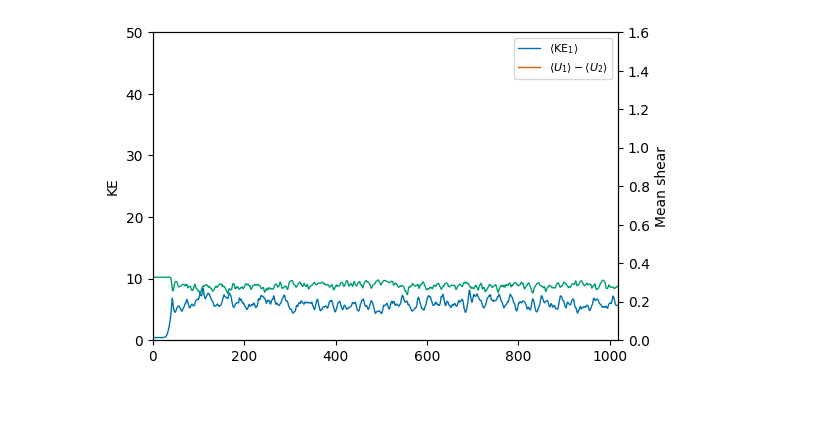
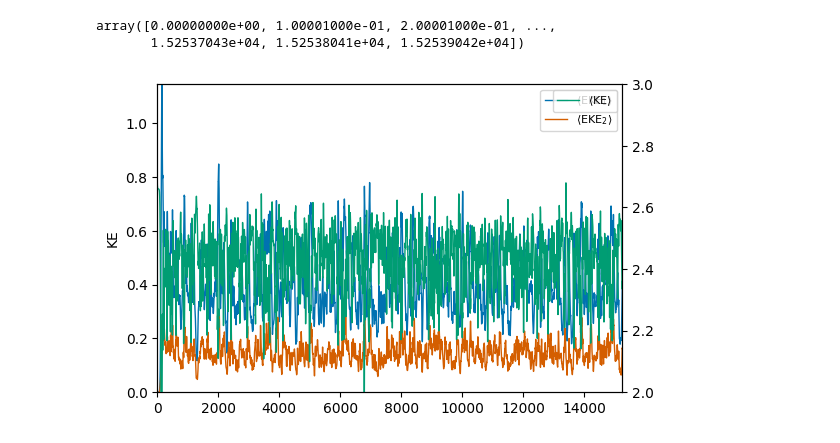
Before and after one commit to QiLiu22/ChannelQG, a Jupyter notebook: plot_2LQG_Channel.ipynb, the cells around one changed output. Saved outputs shown, nothing was run; the diff lists cells and outputs as text; code cells hidden in the pictures; blank space fills up the shorter version.

```diff
--- a/plot_2LQG_Channel.ipynb
+++ b/plot_2LQG_Channel.ipynb
@@ -68,32 +72,38 @@ snapname = '/scratch/ql2221/dedalus_sing/Channel/'+snapname+'/'+snapname+'_s%d.h
+# %%
+test
+# %% [output]
+array([0.00000000e+00, 1.00001000e-01, 2.00001000e-01, ...,
+       1.52537043e+04, 1.52538041e+04, 1.52539042e+04])
 # %%
-min_x = np.min([dg_time_ary.size,KE1.size])
+min_x = np.min([dg_time_ary.size,EKE1.size])
+# EKE1 = EKE1 * Domain
+# EKE2 = EKE2 * Domain
 
 fig=plt.figure(figsize=(15/2.5, 10/2.5))
 ax = fig.add_subplot(111)
-ax.plot(dg_time_ary[:min_x],KE1[:min_x,:,:].ravel(), label=r"$\langle{\mathrm{KE}_1}\rangle$")
-# ax.plot(dg_time_ary[:min_x],KE2[:min_x,:,:].ravel(), label=r"$\langle{\mathrm{KE}_2}\rangle$")
-ax.plot(0,0, label=r"$\langle{U_1}\rangle-\langle{U_2}\rangle$")
+ax.plot(dg_time_ary[:min_x],EKE1[:min_x,:,:].ravel(), label=r"$\langle{\mathrm{EKE}_1}\rangle$")
+ax.plot(dg_time_ary[:min_x],EKE2[:min_x,:,:].ravel(), label=r"$\langle{\mathrm{EKE}_2}\rangle$")
 # plt.plot(dg_time_ary[:min_x],PE1[:min_x,:,:].ravel())
 
-ax.set_ylim(0,50)
+# ax.set_ylim(0,50)
 ax.set_ylabel("KE")
 # ax.legend()
 ax.legend(loc=0)
 
 ax2 = ax.twinx()
 ax2.plot(0,0); ax2.plot(0,0)
 # ax2.plot(dg_time_ary[:min_x],(U1_mean[:min_x,:,:]-U2_mean[:min_x,:,:]).ravel())
-ax2.plot(dg_time_ary[:min_x],(U1_mean[:min_x,:,:]+0*U2_mean[:min_x,:,:]).ravel()/2)
-ax2.set_ylim(0,1.6)
-ax2.set_ylabel("Mean shear")
-# ax2.legend()
+ax2.plot(dg_time_ary[:min_x],(ZKE1[:min_x,:,:]+ZKE2[:min_x,:,:]+ZAPE[:min_x,:,:]).ravel(),label=r"$\langle{\mathrm{KE}}\rangle$")
+ax2.set_ylim(2,3)
+# ax2.set_ylabel("Mean shear")
+ax2.legend()
 
 # plt.xlim(100,500)
 
 # plt.plot(dg_time_ary[:min_x-1],(KE1[:min_x-1,:,:]-KE1[1:min_x,:,:]).ravel()*-15+25)
 
-figname = 'figs/time_ser'
-figname = figname.replace(".", "d" ); figname = figname+'.pdf'
+figname = "bla"
+plt.show()
 # plt.savefig(figname, bbox_inches='tight')
 # %% [output]
-[figure, old version]
+[figure, new version]
```
Also changed, not shown: parts of 14 cells of this notebook.
